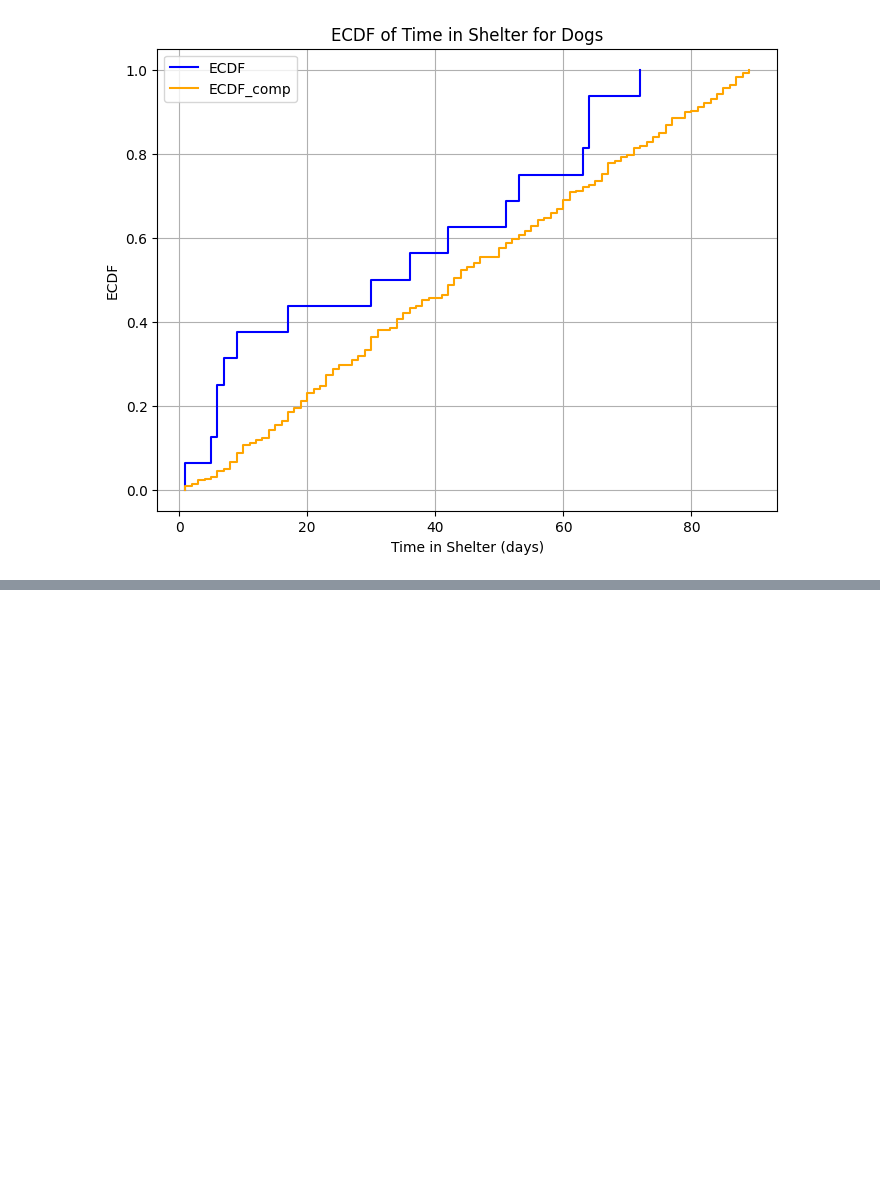
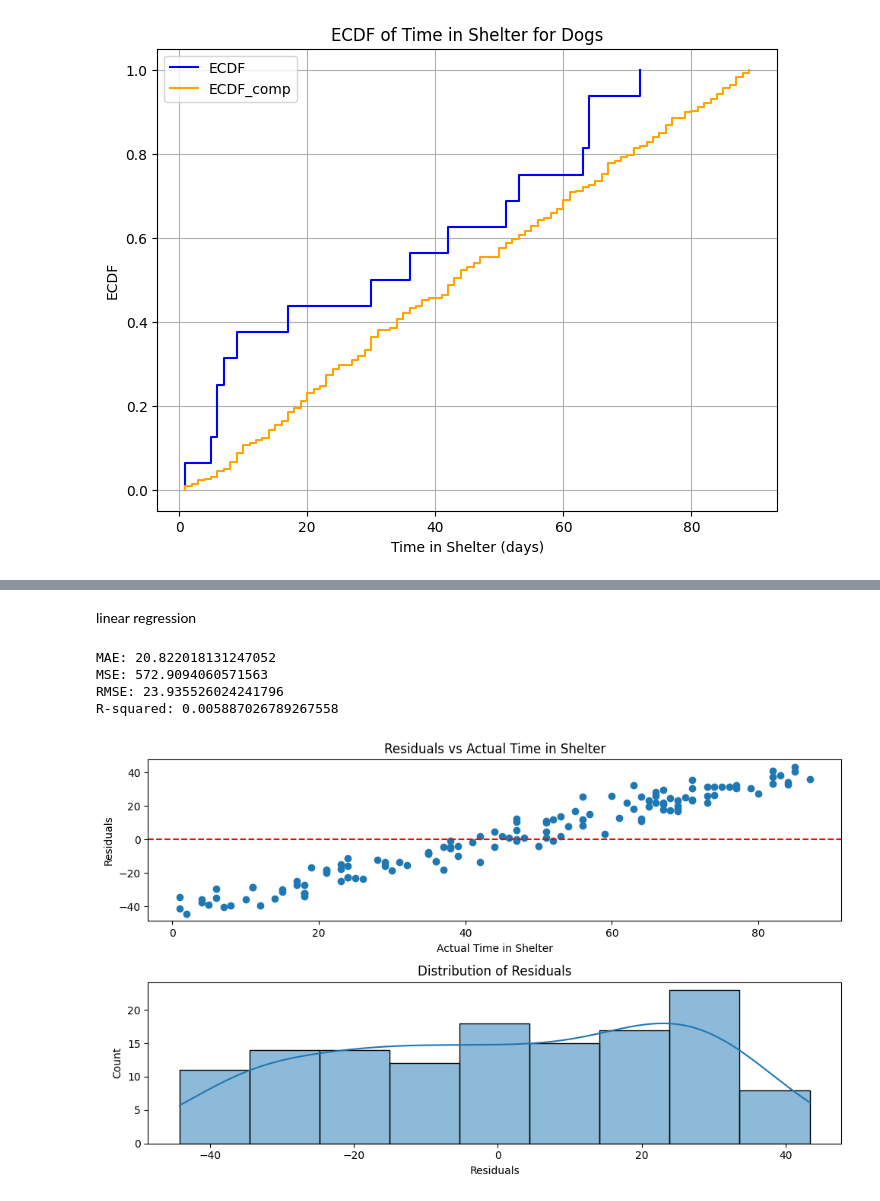
Before and after one commit to tsents/Statistical-Theory-Project, a Jupyter notebook: data.ipynb, the cells around one changed output, grey strips where cells are left out. Saved outputs shown, nothing was run; the diff lists cells and outputs as text; code cells hidden in the pictures; blank space fills up the shorter version.

```diff
--- a/data.ipynb
+++ b/data.ipynb
@@ -156,0 +239,80 @@ plt.show()
+# %% [markdown]
+linear regression
+# %%
+import pandas as pd
+from sklearn.model_selection import train_test_split
+from sklearn.linear_model import LinearRegression
+from sklearn.metrics import mean_absolute_error, mean_squared_error, r2_score
+from sklearn.preprocessing import StandardScaler
+
+
+# Load data
+data = data_frame
+
+
+# Filter the data where AdoptionLikelihood is 1
+data = data[data['AdoptionLikelihood'] == 1]
+data = data.drop(columns=['PetID'])
+# Preprocessing (example)
+data = pd.get_dummies(data, columns=['PetType','Breed','Size', 'Color', 'Size', 'Vaccinated', 'HealthCondition'])
+X = data.drop(columns=['TimeInShelterDays'])
+y = data['TimeInShelterDays']
+
+
+# Normalize numerical features
+numerical_features = ['AgeMonths', 'WeightKg', 'AdoptionFee']
+scaler = StandardScaler()
+X[numerical_features] = scaler.fit_transform(X[numerical_features])
+
+# Split data into training and test sets
+X_train, X_test, y_train, y_test = train_test_split(X, y, test_size=0.2, random_state=42)
+
+# Train Linear Regression model
+linear_model = LinearRegression()
+linear_model.fit(X_train, y_train)
+
+# Predictions
+y_pred = linear_model.predict(X_test)
+
+# Evaluation
+mae = mean_absolute_error(y_test, y_pred)
+mse = mean_squared_error(y_test, y_pred)
+rmse = mse**0.5
+r2 = r2_score(y_test, y_pred)
+
+print(f'MAE: {mae}')
+print(f'MSE: {mse}')
+print(f'RMSE: {rmse}')
+print(f'R-squared: {r2}')
+
+# Residual Analysis
+residuals = y_test - y_pred
+
+# Plotting residuals
+import matplotlib.pyplot as plt
+import seaborn as sns
+
+plt.figure(figsize=(10, 6))
+
+# Residuals plot
+plt.subplot(2, 1, 1)
+plt.scatter(y_test, residuals)
+plt.axhline(y=0, color='r', linestyle='--')
+plt.xlabel('Actual Time in Shelter')
+plt.ylabel('Residuals')
+plt.title('Residuals vs Actual Time in Shelter')
+
+# Distribution of residuals
+plt.subplot(2, 1, 2)
+sns.histplot(residuals, kde=True)
+plt.xlabel('Residuals')
+plt.title('Distribution of Residuals')
+
+plt.tight_layout()
+plt.show()
+# %% [output]
+MAE: 20.822018131247052
+MSE: 572.9094060571563
+RMSE: 23.935526024241796
+R-squared: 0.005887026789267558
+[figure, added]
```
Also changed, not shown: parts of 8 cells of this notebook, 1 other file.
